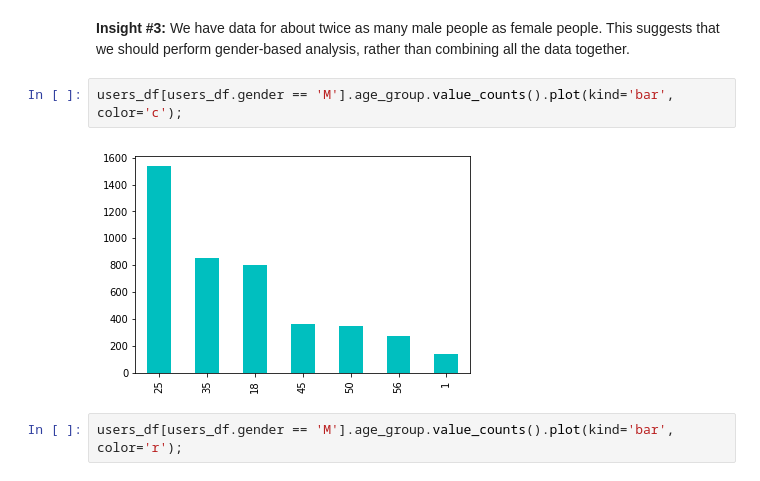
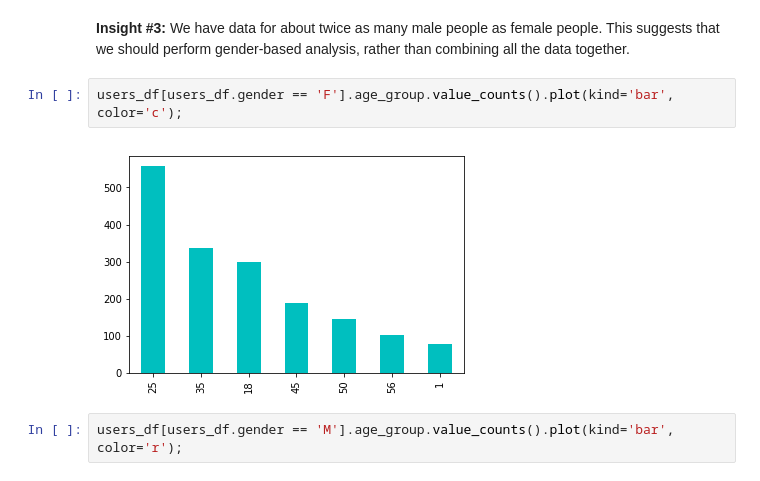
Before and after one commit to yrahul3910/movie-dataset-analysis, a Jupyter notebook: notebooks/02-basic-plots.ipynb, the cells around one changed output. Drawn from its saved outputs; the diff is of its cells as text.

Commit message:
Minor fixes in basic plots notebook

```diff
--- a/notebooks/02-basic-plots.ipynb
+++ b/notebooks/02-basic-plots.ipynb
@@ -150,9 +150,9 @@ users_df.gender.value_counts().plot(kind='bar', color='r');
 # %% [markdown]
 **Insight #3:** We have data for about twice as many male people as female people. This suggests that we should perform gender-based analysis, rather than combining all the data together.
 # %%
-users_df[users_df.gender == 'M'].age_group.value_counts().plot(kind='bar', color='c');
+users_df[users_df.gender == 'F'].age_group.value_counts().plot(kind='bar', color='c');
 # %% [output]
-[figure, old version]
+[figure, new version]
 # %%
 users_df[users_df.gender == 'M'].age_group.value_counts().plot(kind='bar', color='r');
 # %% [output]
```
Also changed, not shown: parts of 3 cells of this notebook.
